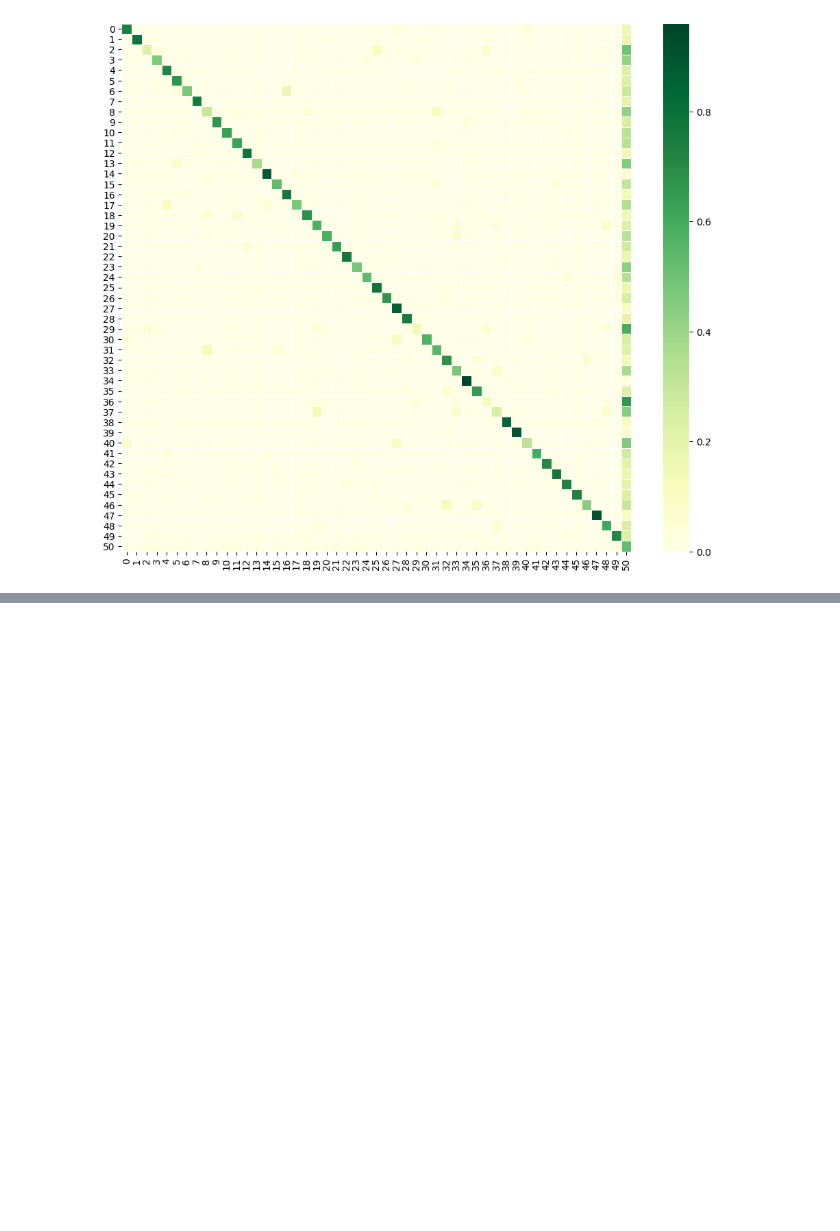
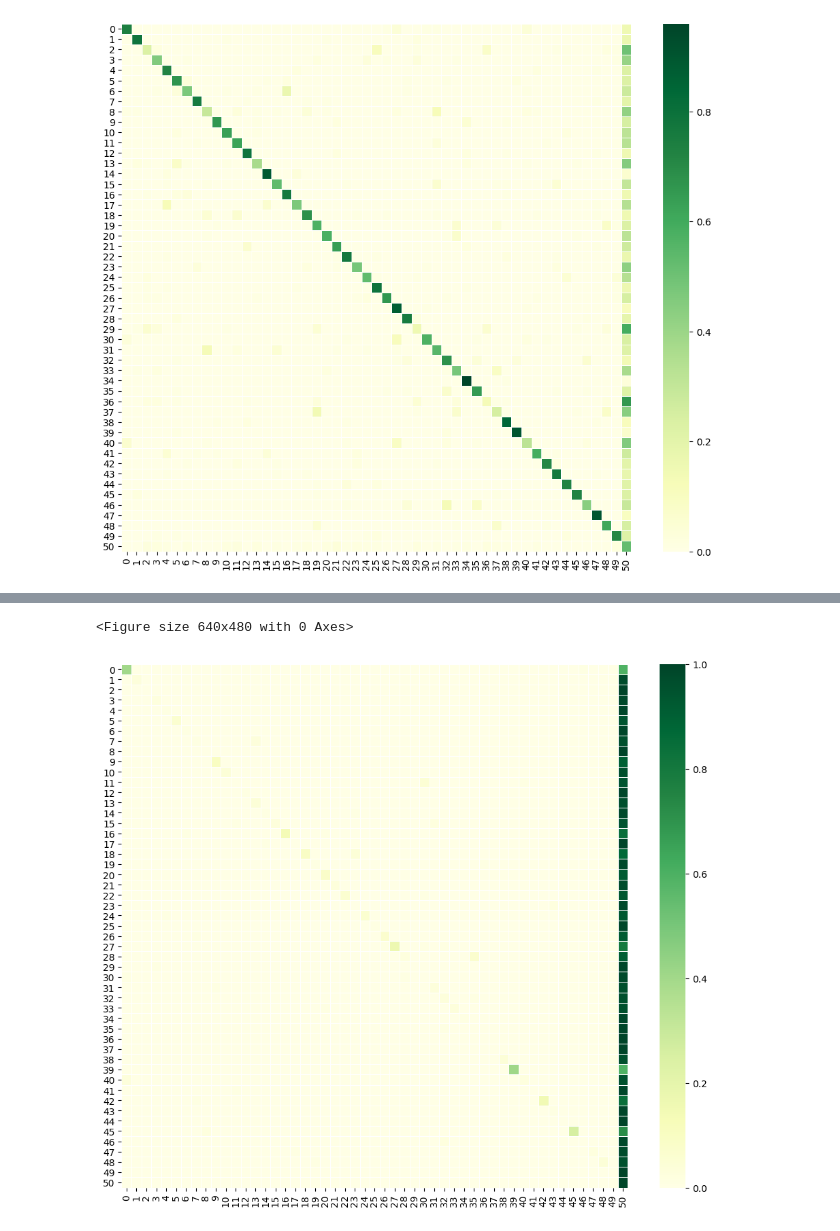
Before and after one commit to nukezil/IOMatch, a Jupyter notebook: evaluate.ipynb, the cells around one changed output, grey strips where cells are left out. Drawn from its saved outputs; the diff is of its cells as text; code cells hidden in the pictures; blank space fills up the shorter version.

Commit message:
Update open-set evaluation

```diff
--- a/evaluate.ipynb
+++ b/evaluate.ipynb
@@ -48,7 +49,12 @@ def load_model_at(step='best'):
     os.makedirs(args.save_dir, exist_ok=True)
     _net_builder = get_net_builder(args.net, args.net_from_name)
     net = _net_builder(num_classes=args.num_classes)
-    net = IOMatchNet(net, args.num_classes)
+    if args.algorithm == 'openmatch':
+        net = OpenMatchNet(net, args.num_classes)
+    elif args.algorithm == 'iomatch':
+        net = IOMatchNet(net, args.num_classes)
+    else:
+        raise NotImplementedError
     keys = net.load_state_dict(load_state_dict)
     print(f'Model at step {args.step} loaded!')
     if torch.cuda.is_available():
@@ -276,3 +397,10 @@ plt.show()
 # %% [output]
 <Figure size 640x480 with 0 Axes>
 [figure]
+# %%
+args = parser.parse_args(args=['--c', 'config/openset_cv/openmatch/openmatch_cifar100_200_1.yaml'])
+over_write_args_from_file(args, args.c)
+args.data_dir = 'data'
+dataset_dict = get_dataset(args, args.algorithm, args.dataset, args.num_labels, args.num_classes, args.data_dir, eval_open=True)
+best_net = load_model_at('best')
+eval_dict = evaluate_open(best_net, dataset_dict, num_classes=args.num_classes)
@@ -278,0 +415,10 @@ plt.show()
+# %%
+# Confusion matrix of open-set classification (OpenMatch-CIFAR-50-200)
+fig = plt.figure()
+f, ax = plt.subplots(figsize=(12,10))
+cf_mat = eval_dict['o_cfmat_f_hq']
+ax = sns.heatmap(cf_mat, cmap='YlGn', linewidth=0.5)
+plt.show()
+# %% [output]
+<Figure size 640x480 with 0 Axes>
+[figure, added]
```
Also changed, not shown: parts of 8 cells of this notebook.
